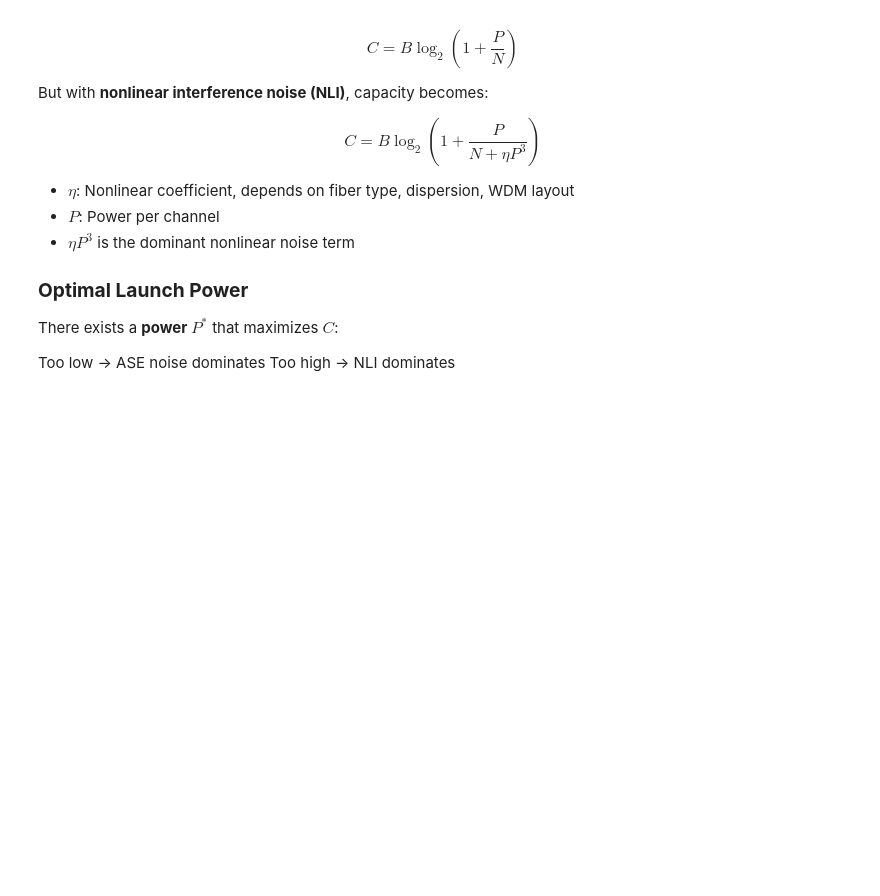
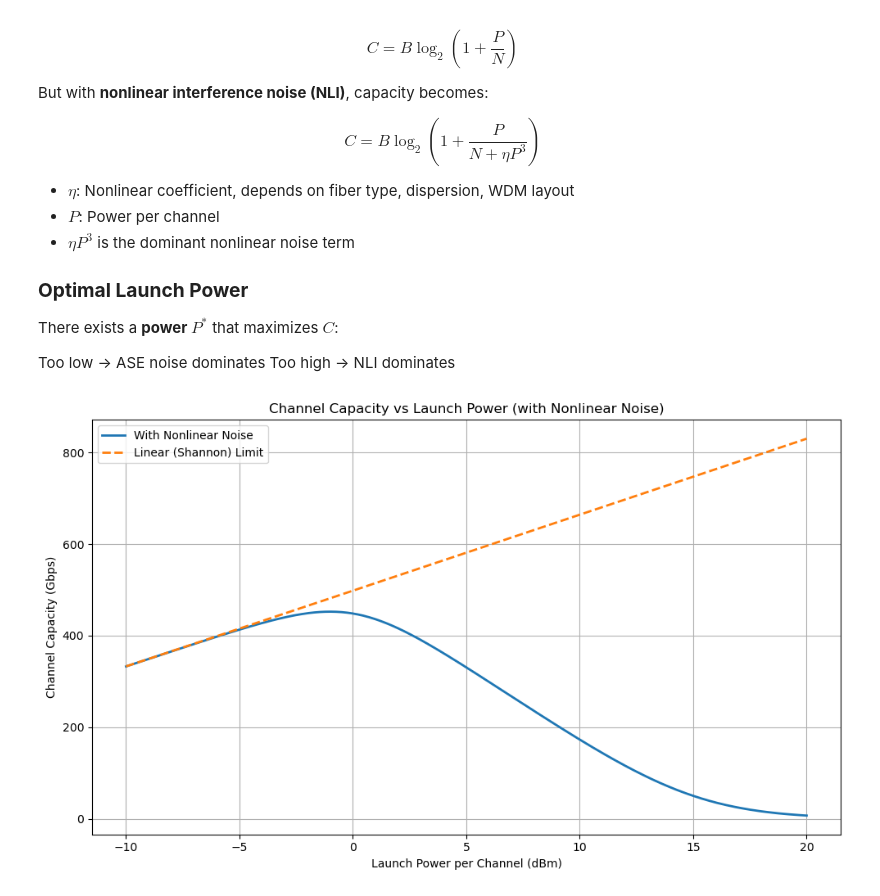
Before and after one commit to hamed-h98/Optical_Wireless_Communications, a Jupyter notebook: optical_simulations/fiber.ipynb, the cells around one changed output. Cells and saved outputs as stored; diff of their text form; code cells hidden in the pictures; blank space fills up the shorter version.

```diff
--- a/optical_simulations/fiber.ipynb
+++ b/optical_simulations/fiber.ipynb
@@ -634,3 +634,31 @@ There exists a **power $P^*$** that maximizes $C$:
 
 Too low → ASE noise dominates
 Too high → NLI dominates
+# %%
+B = 50e9  # Channel bandwidth: 50 GHz
+N = 1e-6  # Linear noise power (e.g., ASE) in watts
+eta = 1e3  # Nonlinear interference coefficient in (1/W^2)
+
+# Power range in dBm and watts
+P_dBm = np.linspace(-10, 20, 500)
+P_W = 10 ** (P_dBm / 10) / 1000  # Convert dBm to watts
+
+# Capacity with nonlinear noise
+C_nonlinear = B * np.log2(1 + P_W / (N + eta * P_W**3)) / 1e9  # in Gbps
+
+# Capacity with only linear noise (Shannon capacity)
+C_linear = B * np.log2(1 + P_W / N) / 1e9  # in Gbps
+
+# Plotting
+plt.figure(figsize=(10, 6))
+plt.plot(P_dBm, C_nonlinear, label="With Nonlinear Noise", linewidth=2)
+plt.plot(P_dBm, C_linear, '--', label="Linear (Shannon) Limit", linewidth=2)
+plt.title("Channel Capacity vs Launch Power (with Nonlinear Noise)")
+plt.xlabel("Launch Power per Channel (dBm)")
+plt.ylabel("Channel Capacity (Gbps)")
+plt.grid(True)
+plt.legend()
+plt.tight_layout()
+plt.show()
+# %% [output]
+[figure, added]
```
Also changed, not shown: parts of 1 cell of this notebook.
